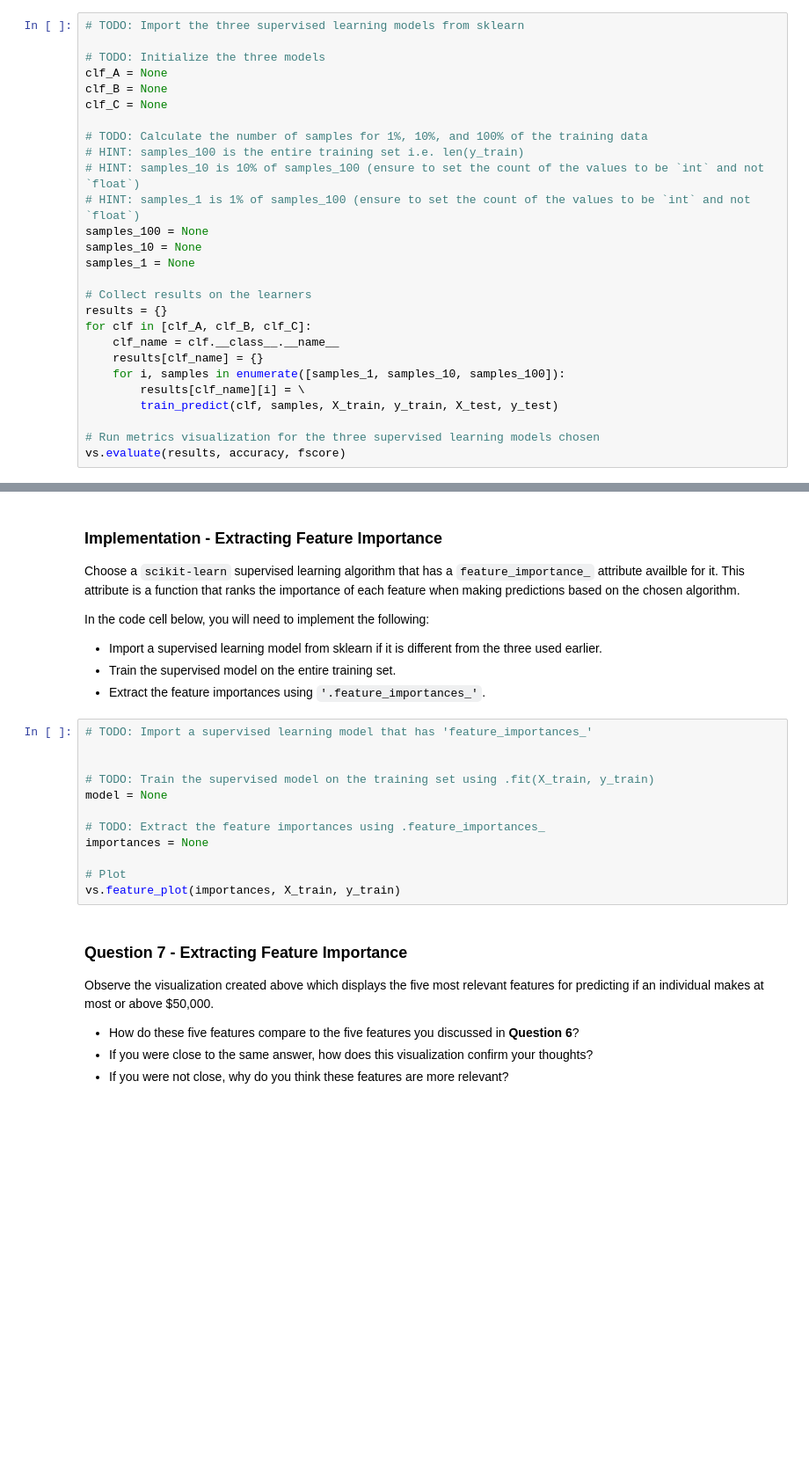
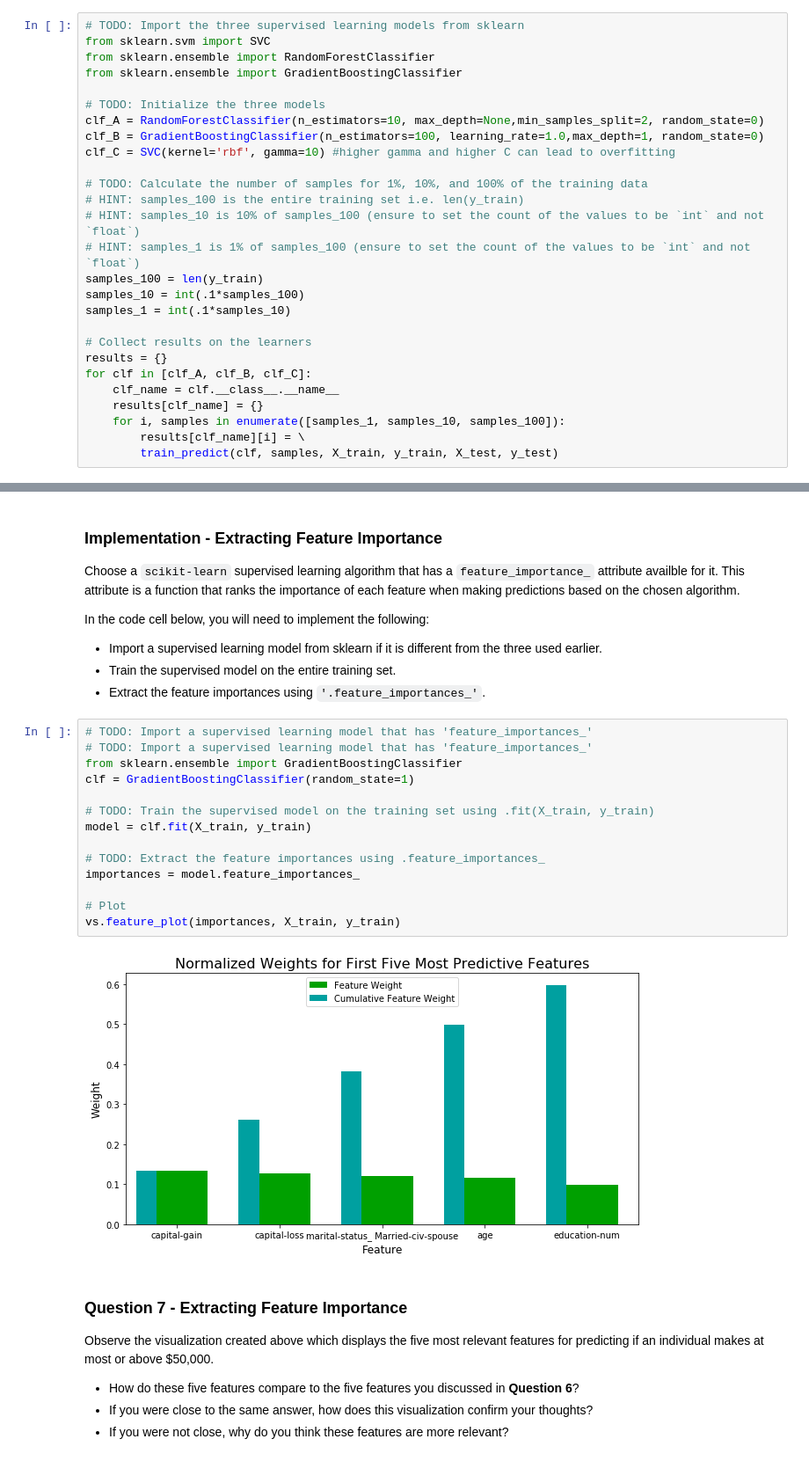
Before and after one commit to nanselmo/udacity-nanodegree, a Jupyter notebook: proj1_finding_donors/finding_donors_nicki_solution.ipynb, the cells around one changed output, grey strips where cells are left out. Shown: that part at 88% size. Cells and saved outputs as stored; diff of their text form; blank space fills up the shorter version.

Commit message:
tuned model, feature selection

```diff
--- a/proj1_finding_donors/finding_donors_nicki_solution.ipynb
+++ b/proj1_finding_donors/finding_donors_nicki_solution.ipynb
@@ -389,19 +394,22 @@ In the code cell, you will need to implement the following:
 **Note:** Depending on which algorithms you chose, the following implementation may take some time to run!
 # %%
 # TODO: Import the three supervised learning models from sklearn
+from sklearn.svm import SVC
+from sklearn.ensemble import RandomForestClassifier
+from sklearn.ensemble import GradientBoostingClassifier
 
 # TODO: Initialize the three models
-clf_A = None
-clf_B = None
-clf_C = None
+clf_A = RandomForestClassifier(n_estimators=10, max_depth=None,min_samples_split=2, random_state=0)
+clf_B = GradientBoostingClassifier(n_estimators=100, learning_rate=1.0,max_depth=1, random_state=0)
+clf_C = SVC(kernel='rbf', gamma=10) #higher gamma and higher C can lead to overfitting
 
 # TODO: Calculate the number of samples for 1%, 10%, and 100% of the training data
 # HINT: samples_100 is the entire training set i.e. len(y_train)
 # HINT: samples_10 is 10% of samples_100 (ensure to set the count of the values to be `int` and not `float`)
 # HINT: samples_1 is 1% of samples_100 (ensure to set the count of the values to be `int` and not `float`)
-samples_100 = None
-samples_10 = None
-samples_1 = None
+samples_100 = len(y_train)
+samples_10 = int(.1*samples_100)
+samples_1 = int(.1*samples_10)
 
 # Collect results on the learners
 results = {}
@@ -411,6 +419,3 @@ for clf in [clf_A, clf_B, clf_C]:
     for i, samples in enumerate([samples_1, samples_10, samples_100]):
         results[clf_name][i] = \
         train_predict(clf, samples, X_train, y_train, X_test, y_test)
-
-# Run metrics visualization for the three supervised learning models chosen
-vs.evaluate(results, accuracy, fscore)
@@ -526,16 +592,20 @@ In the code cell below, you will need to implement the following:
  - Extract the feature importances using `'.feature_importances_'`.
 # %%
 # TODO: Import a supervised learning model that has 'feature_importances_'
-
+# TODO: Import a supervised learning model that has 'feature_importances_'
+from sklearn.ensemble import GradientBoostingClassifier
+clf = GradientBoostingClassifier(random_state=1)
 
 # TODO: Train the supervised model on the training set using .fit(X_train, y_train)
-model = None
+model = clf.fit(X_train, y_train)
 
 # TODO: Extract the feature importances using .feature_importances_
-importances = None
+importances = model.feature_importances_
 
 # Plot
 vs.feature_plot(importances, X_train, y_train)
+# %% [output]
+[figure, added]
 # %% [markdown]
 ### Question 7 - Extracting Feature Importance
 
```
Also changed, not shown: parts of 20 cells of this notebook.
